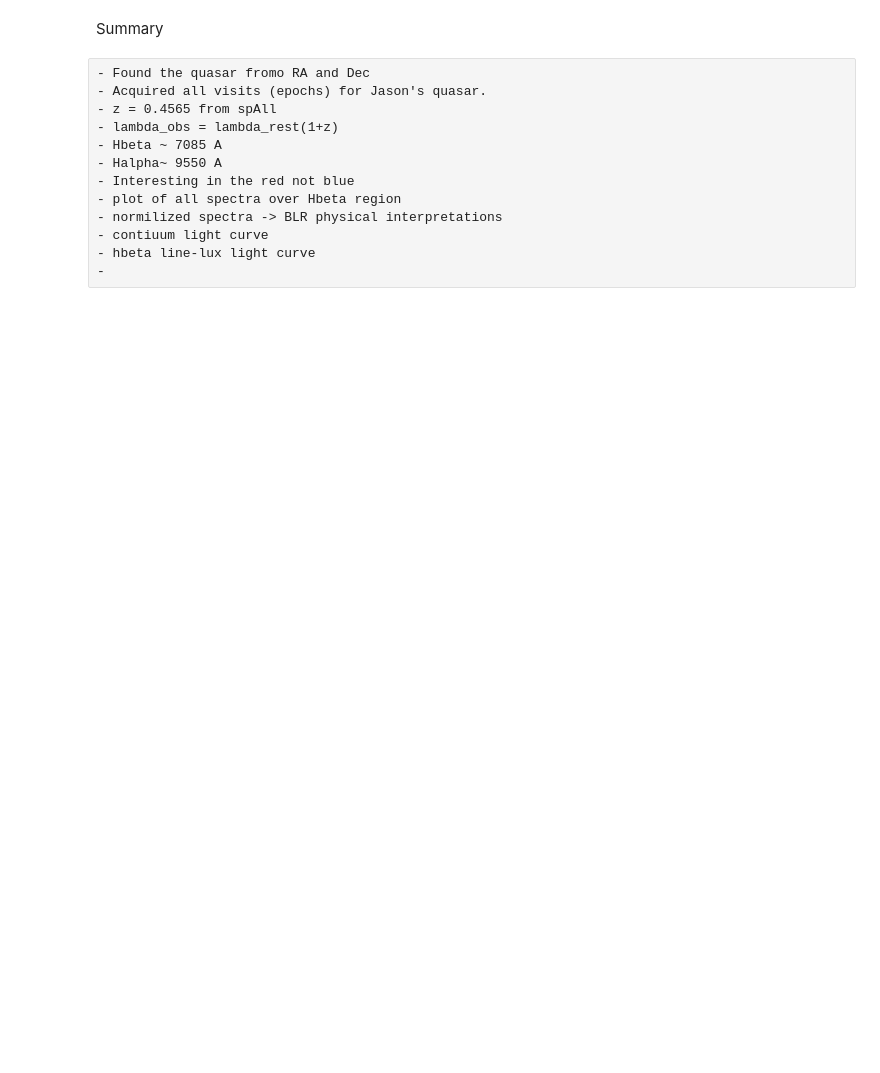
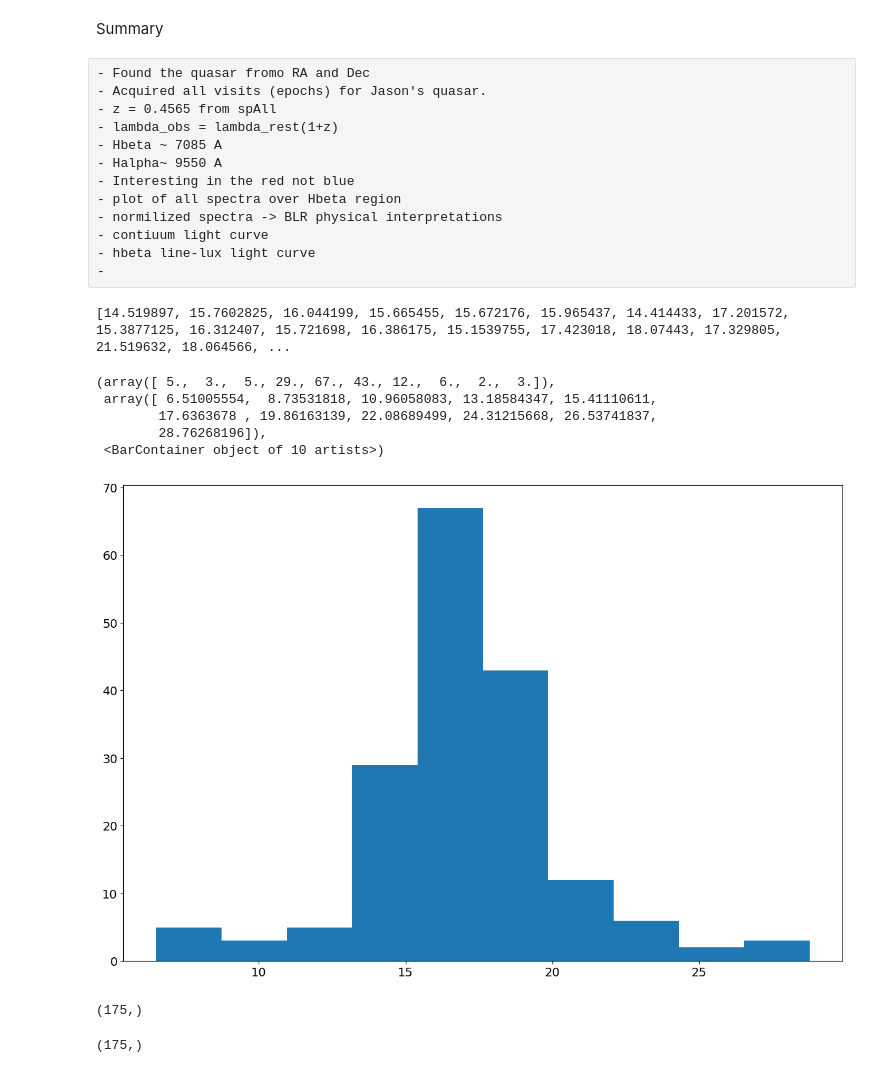
Before and after one commit to Rey-Ramos01/ASTR3400-Final-Project, a Jupyter notebook: final project code brainstorm(1).ipynb, the cells around one changed output. Saved outputs shown, nothing was run; the diff lists cells and outputs as text; code cells hidden in the pictures; blank space fills up the shorter version.

```diff
--- a/final project code brainstorm(1).ipynb
+++ b/final project code brainstorm(1).ipynb
@@ -478,3 +520,16 @@ Summary
 - contiuum light curve
 - hbeta line-lux light curve
 -
+# %%
+print(max_flux)
+# %% [output]
+[14.519897, 15.7602825, 16.044199, 15.665455, 15.672176, 15.965437, 14.414433, 17.201572, 15.3877125, 16.312407, 15.721698, 16.386175, 15.1539755, 17.423018, 18.07443, 17.329805, 21.519632, 18.064566, ...
+# %%
+plt.hist(max_flux)
+# %% [output]
+(array([ 5.,  3.,  5., 29., 67., 43., 12.,  6.,  2.,  3.]),
+ array([ 6.51005554,  8.73531818, 10.96058083, 13.18584347, 15.41110611,
+        17.6363678 , 19.86163139, 22.08689499, 24.31215668, 26.53741837,
+        28.76268196]),
+ <BarContainer object of 10 artists>)
+[figure, added]
@@ -480,0 +538,4 @@ Summary
+# %%
+mjds.shape
+# %% [output]
+(175,)
@@ -480,0 +544,4 @@ Summary
+# %%
+max_flux.shape
+# %% [output]
+(175,)
```
Also changed, not shown: parts of 21 cells of this notebook.
